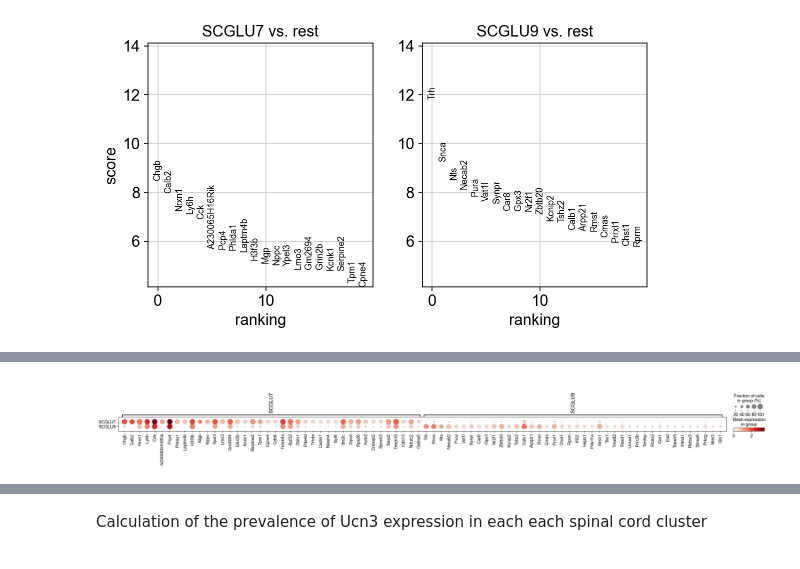
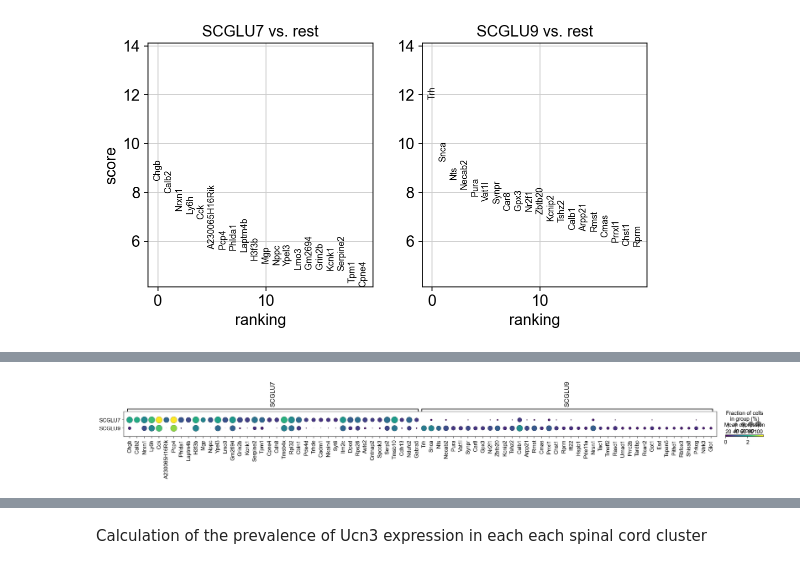
Before and after one commit to HannahMWeman/ucn3-analysis-zeisel-et-al-spinal-cord, a Jupyter notebook: Ucn3 Zeisel.ipynb, the cells around one changed output, grey strips where cells are left out. Drawn from its saved outputs; the diff is of its cells as text; code cells hidden in the pictures.

Commit message:
new dotplotgraph

```diff
--- a/Ucn3 Zeisel.ipynb
+++ b/Ucn3 Zeisel.ipynb
@@ -326,5 +343,5 @@ WARNING: saving figure to file figures/stacked_violin_violin_rank_genes_glu_ucn3
 # %%
-sc.pl.rank_genes_groups_dotplot(adata_ucn3, use_raw= False, groupby= 'ClusterName',
-                                       n_genes = 40)
+sc.pl.rank_genes_groups_dotplot(adata_ucn3, figsize = (25,1), use_raw= False, groupby= 'ClusterName',
+                                cmap = 'viridis', n_genes = 40, save= 'dotplot_FDR_expression.pdf')
 # %% [output]
 WARNING: Dendrogram not added. Dendrogram is added only when the number of categories to plot > 2
@@ -331 +349 @@ WARNING: Dendrogram not added. Dendrogram is added only when the number of categ
-[figure, old version]
+[figure, new version]
```
Also changed, not shown: parts of 7 cells of this notebook, 6 other files.
